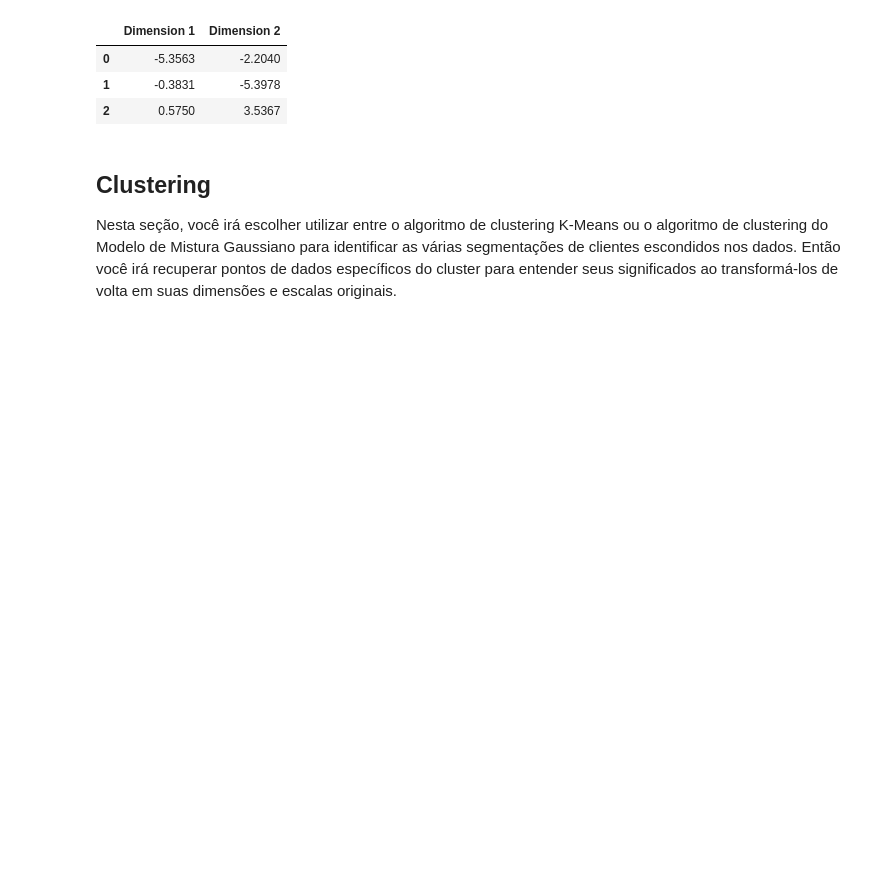
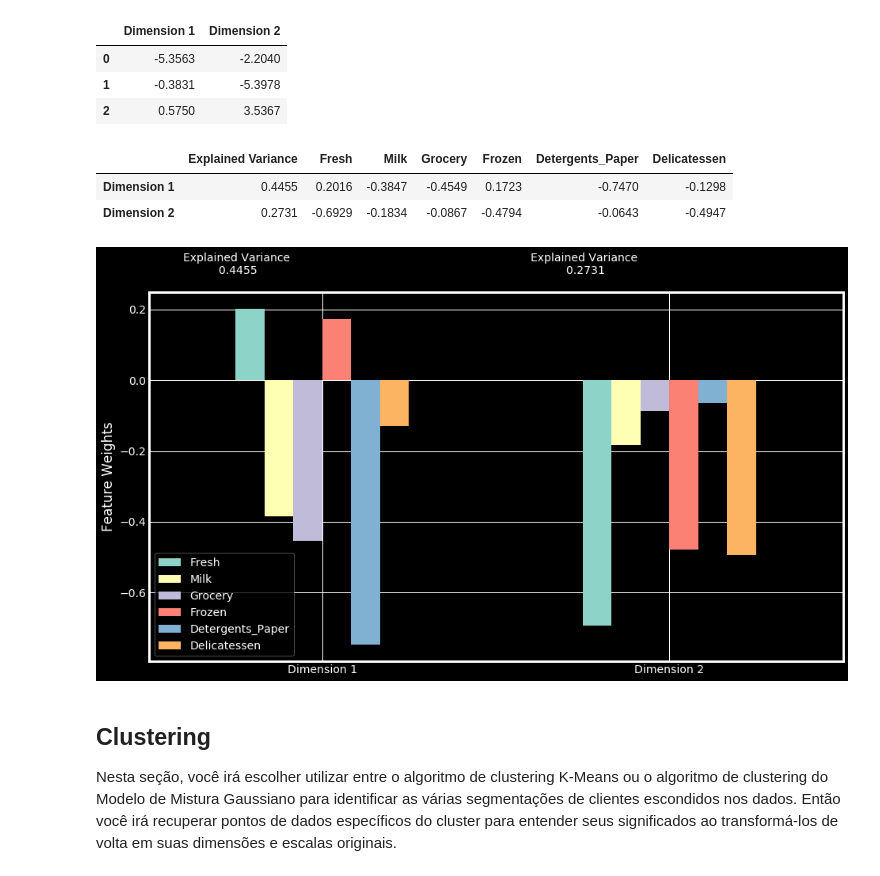
Before and after one commit to Wassimply/udacity-projects, a Jupyter notebook: creating-customer-segments/customer_segments_PT.ipynb, the cells around one changed output. Drawn from its saved outputs; the diff is of its cells as text; code cells hidden in the pictures; blank space fills up the shorter version.

```diff
--- a/creating-customer-segments/customer_segments_PT.ipynb
+++ b/creating-customer-segments/customer_segments_PT.ipynb
@@ -440,6 +446,13 @@ display(pd.DataFrame(np.round(pca_samples, 4), columns = ['Dimension 1', 'Dimens
 | 0 | -5.3563 | -2.2040 |
 | 1 | -0.3831 | -5.3978 |
 | 2 | 0.5750 | 3.5367 |
+# %%
+rs.pca_results(good_data, pca)
+# %% [output]
+|  | Explained Variance | Fresh | Milk | Grocery | Frozen | Detergents_Paper | Delicatessen |
+| Dimension 1 | 0.4455 | 0.2016 | -0.3847 | -0.4549 | 0.1723 | -0.7470 | -0.1298 |
+| Dimension 2 | 0.2731 | -0.6929 | -0.1834 | -0.0867 | -0.4794 | -0.0643 | -0.4947 |
+[figure, added]
 # %% [markdown]
 ## Clustering
 
```
Also changed, not shown: parts of 25 cells of this notebook.
